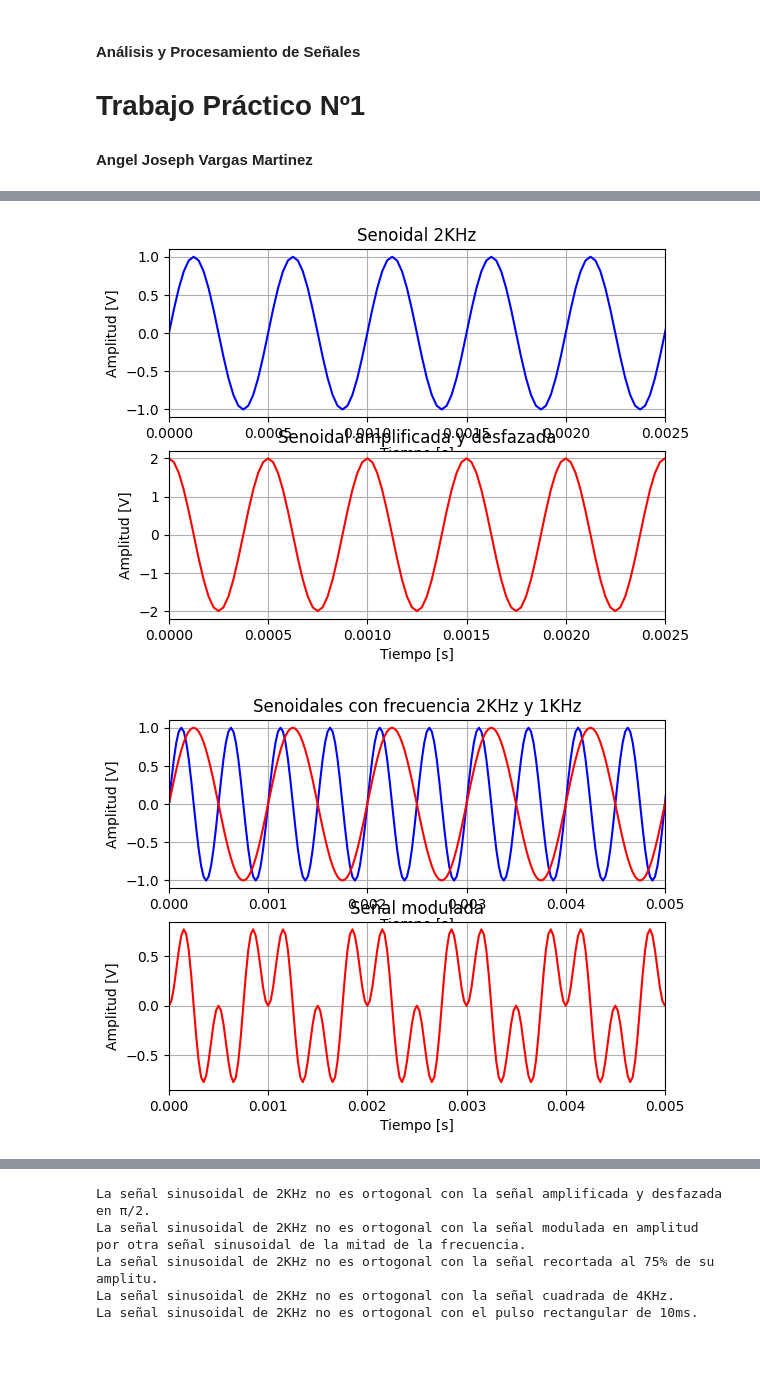
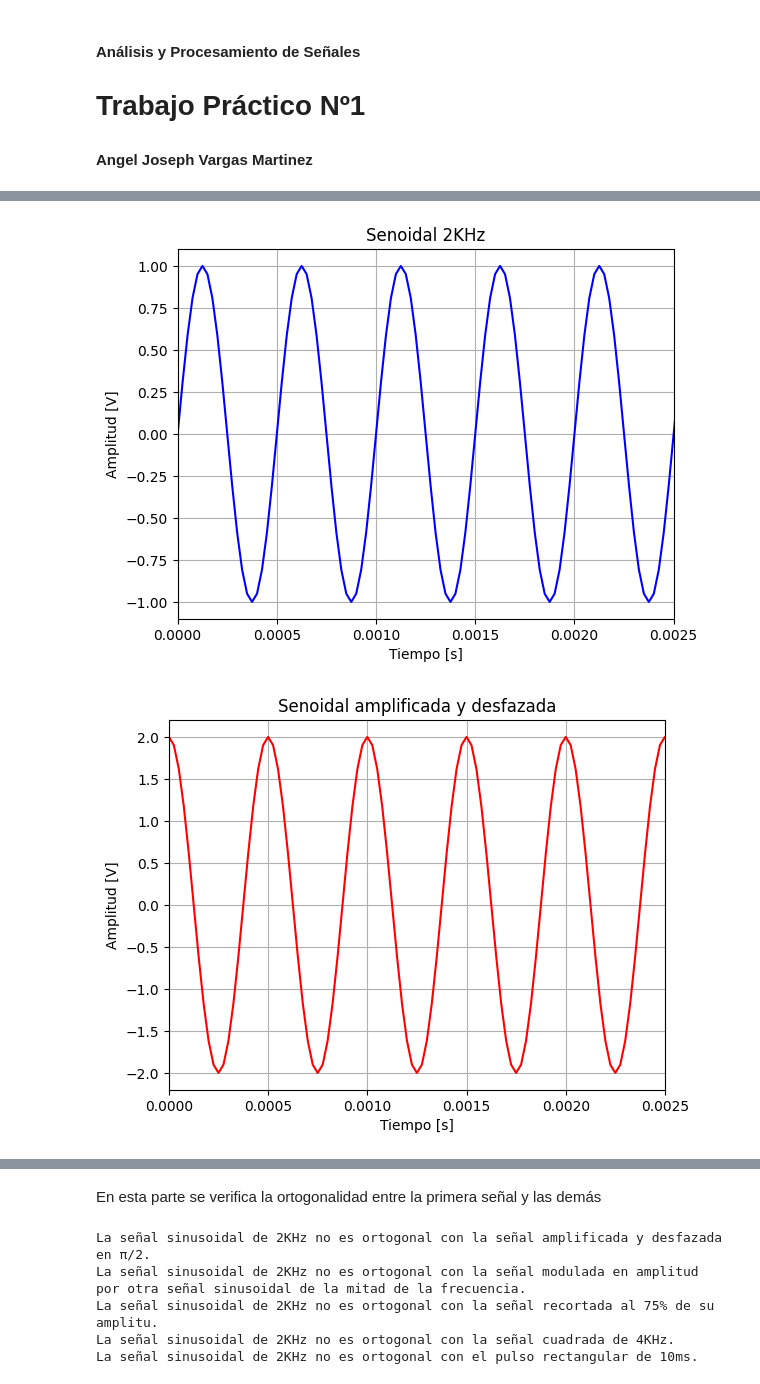
Before and after one commit to Subpion/AyPdS, a Jupyter notebook: ts1.ipynb, the cells around one changed output, grey strips where cells are left out. Cells and saved outputs as stored; diff of their text form; code cells hidden in the pictures; blank space fills up the shorter version.

```diff
--- a/ts1.ipynb
+++ b/ts1.ipynb
@@ -108,70 +115,78 @@ f2=f1
 ph2= np.pi / 2
 t2,x2 = sen(vmax=vmax2,dc=dc2,ff=f2,ph=ph2,nn=N,fs=fs1)
 
-fig, axs = plt.subplots(2, 1)
-axs[0].plot(t1, x1, color='blue')
-axs[0].set_title('Senoidal 2KHz')
-axs[0].set_xlabel('Tiempo [s]')
-axs[0].set_ylabel('Amplitud [V]')
-axs[0].set_xlim(0, 0.0025)
-axs[0].grid(True)
+# Senoidal 2KHz
+plt.figure()
+plt.plot(t1, x1, color='blue')
+plt.title('Senoidal 2KHz')
+plt.xlabel('Tiempo [s]')
+plt.ylabel('Amplitud [V]')
+plt.xlim(0, 0.0025)
+plt.grid(True)
 
-axs[1].plot(t2, x2, color='red')
-axs[1].set_title('Senoidal amplificada y desfazada')
-axs[1].set_xlabel('Tiempo [s]')
-axs[1].set_ylabel('Amplitud [V]')
-axs[1].set_xlim(0, 0.0025)
-axs[1].grid(True)
+# Senoidal amplificada y desfazada
+plt.figure()
+plt.plot(t2, x2, color='red')
+plt.title('Senoidal amplificada y desfazada')
+plt.xlabel('Tiempo [s]')
+plt.ylabel('Amplitud [V]')
+plt.xlim(0, 0.0025)
+plt.grid(True)
 
 ta,xa = sen(vmax=vmax1,dc=dc1,ff=f1/2,ph=ph1,nn=N,fs=fs1)
 t3,x3 = modu(vmax=vmax1,dc=dc1,ff=f1,ph=ph1,nn=N,fs=fs1)
 
-fig, ax = plt.subplots(2, 1)
-ax[0].plot(t1, x1, color='blue')
-ax[0].plot(ta,xa,color='red')
-ax[0].set_title('Senoidales con frecuencia 2KHz y 1KHz')
-ax[0].set_xlabel('Tiempo [s]')
-ax[0].set_ylabel('Amplitud [V]')
-ax[0].set_xlim(0, 0.005)
-ax[0].grid(True)
+# Senoidales con frecuencia 2KHz y 1KHz
+plt.figure()
+plt.plot(t1, x1, color='blue', label='2KHz')
+plt.plot(ta, xa, color='red', label='1KHz')
+plt.title('Senoidales con frecuencia 2KHz y 1KHz')
+plt.xlabel('Tiempo [s]')
+plt.ylabel('Amplitud [V]')
+plt.xlim(0, 0.005)
+plt.legend()
+plt.grid(True)
 
-# Plot on the second subplot
-ax[1].plot(t3, x3, color='red')
-ax[1].set_title('Señal modulada')
-ax[1].set_xlabel('Tiempo [s]')
-ax[1].set_ylabel('Amplitud [V]')
-ax[1].set_xlim(0, 0.0050)
-ax[1].grid(True)
+# Señal modulada
+plt.figure()
+plt.plot(t3, x3, color='red')
+plt.title('Señal modulada')
+plt.xlabel('Tiempo [s]')
+plt.ylabel('Amplitud [V]')
+plt.xlim(0, 0.005)
+plt.grid(True)
+
+plt.show()
 
 threshold= 0.75 * (vmax1**2)/2
 x4 = np.clip(x1,-threshold,threshold)
 plt.figure(6)
 plt.plot(t1,x4)
 plt.title('Señal recortada al 75% de la potencia')
 plt.xlabel('Tiempo [s]')
 plt.ylabel('Amplitud [V]')
 plt.xlim(0,0.0025)
 plt.grid(True)
 plt.show()
 
 t5,x5 = cuad(vmax=vmax1,dc=dc1,ff=4000,ph=ph1,nn=N,fs=fs1,duty=0.5)
 plt.figure(7)
 plt.plot(t5,x5)
 plt.title('Señal cuadrada de 4KHz')
 plt.xlabel('Tiempo [s]')
 plt.ylabel('Amplitud [V]')
 plt.xlim(0,0.0025)
 plt.grid(True)
 plt.show()
 
 
 t6,x6=cuad(vmax=vmax1,dc=dc1,ff=50,ph=ph1,nn=N,fs=fs1,duty=0.5)
 plt.plot(t6,x6)
 plt.title('Pulso de 10 ms')
 plt.xlabel('Tiempo [s]')
 plt.ylabel('Amplitud [V]')
 plt.grid(True)
 plt.show()
 # %% [output]
-[figure, old version]
+[figure, new version]
-[figure, old version]
+[figure, new version]
@@ -183,3 +198,5 @@ En esta parte se verifica la ortogonalidad entre la primera señal y las demás
+# %% [markdown]
+En esta parte se verifica la ortogonalidad entre la primera señal y las demás
 # %%
 a1=0.0
 a2=0.0
```
Also changed, not shown: parts of 13 cells of this notebook.
